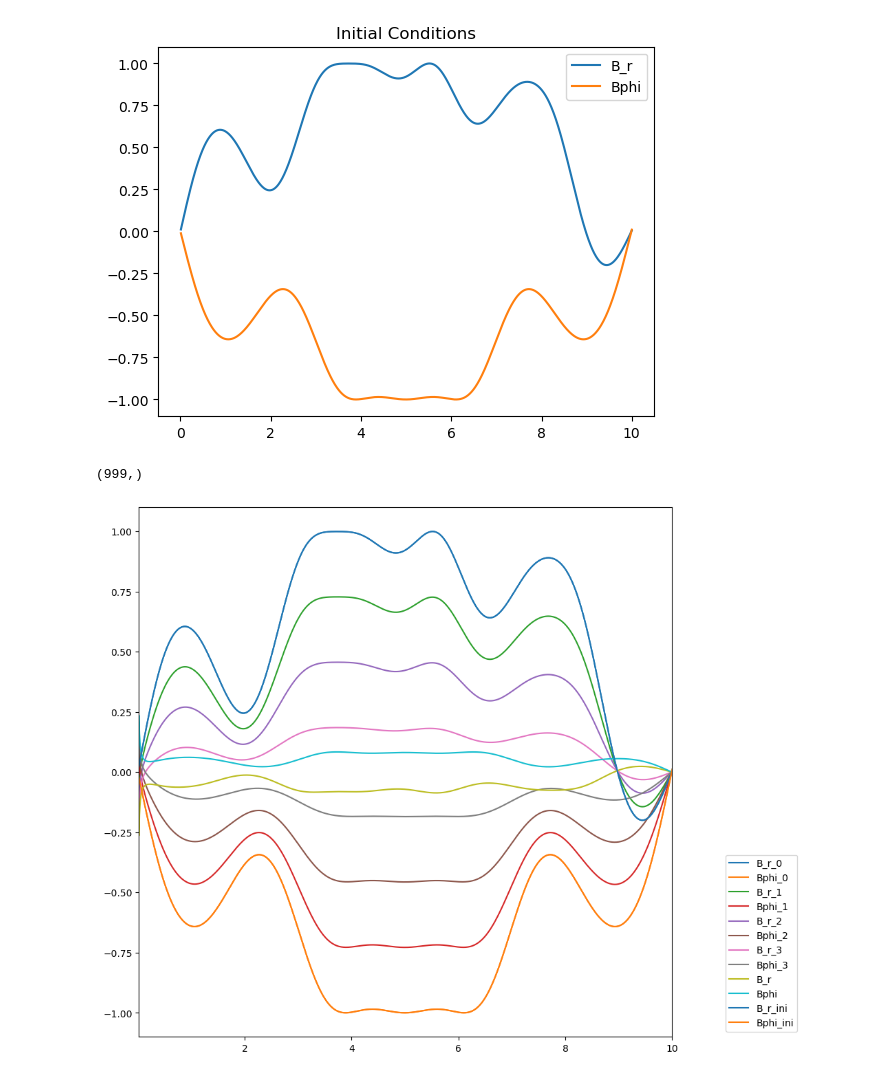
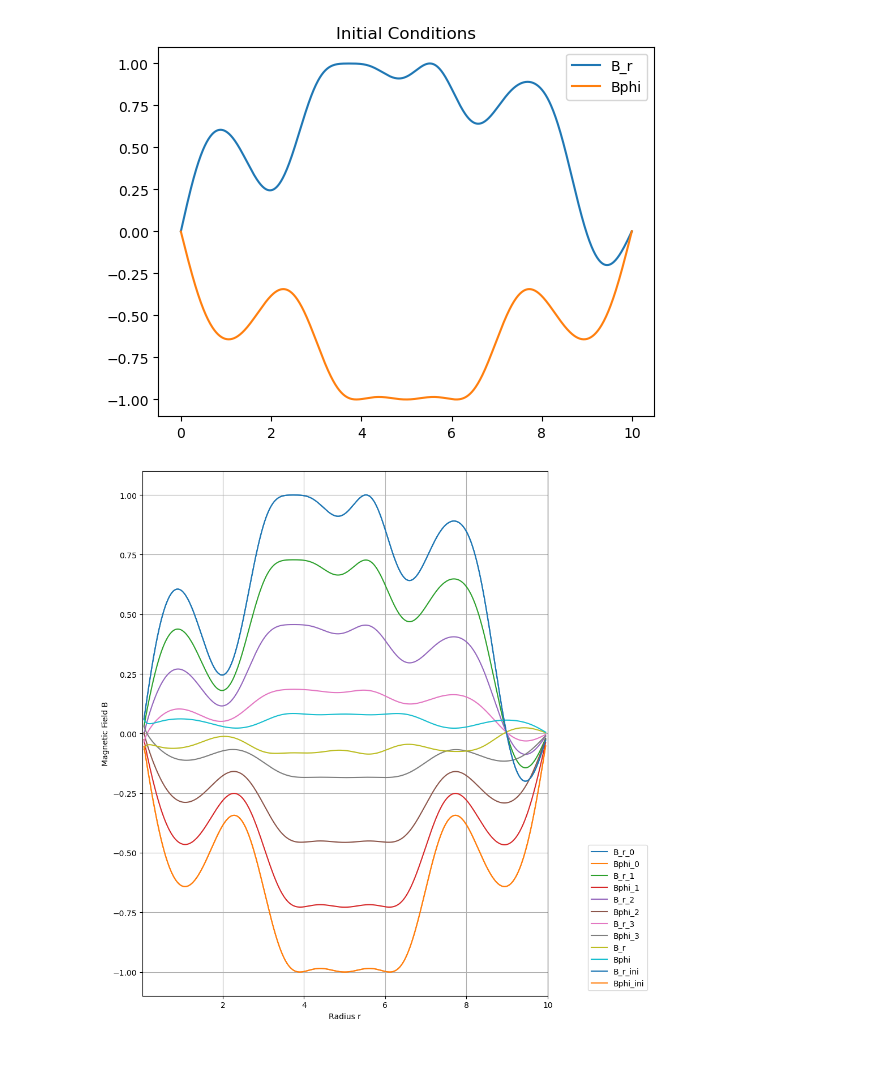
Before and after one commit to dc250601/MHD.github.io, a Jupyter notebook: Solution.ipynb, the cells around one changed output. Drawn from its saved outputs; the diff is of its cells as text; code cells hidden in the pictures.

```diff
--- a/Solution.ipynb
+++ b/Solution.ipynb
@@ -157,25 +152,26 @@ for i in tqdm(range(len(dt))):
     B_r_decay.append(B_r_t[r_index])
     B_phi_decay.append(Bphi_t[r_index])
     B_r_t,Bphi_t = runge_kutta_step(B_r_t, Bphi_t, dt=time_step)
-# %%
-r.shape
-# %% [output]
-(999,)
 # %%
 plt.figure(figsize=(10, 10))
 for i in range(len(B_r_evolution)):
-    plt.plot(r, B_r_evolution[i], label=f"B_r_{i}")
-    plt.plot(r, B_phi_evolution[i], label=f"Bphi_{i}")
+    plt.plot(r[5:-5], B_r_evolution[i][5:-5], label=f"B_r_{i}")
+    plt.plot(r[5:-5], B_phi_evolution[i][5:-5], label=f"Bphi_{i}")
 
-plt.plot(r, B_r_t, label="B_r")
-plt.plot(r, Bphi_t, label="Bphi")
-plt.plot(r, B_r, label="B_r_ini")
-plt.plot(r, B_phi, label="Bphi_ini")
+plt.plot(r[5:-5], B_r_t[5:-5], label="B_r")
+plt.plot(r[5:-5], Bphi_t[5:-5], label="Bphi")
+plt.plot(r[5:-5], B_r[5:-5], label="B_r_ini")
+plt.plot(r[5:-5], B_phi[5:-5], label="Bphi_ini")
 plt.legend(loc=(1.1,0.01))
+plt.grid()
+plt.xlabel("Radius r")
+plt.ylabel("Magnetic Field B")
 plt.xlim(0.02,10)
+plt.tight_layout()
+plt.savefig("T1R11.png")
 plt.show()
 # %% [output]
-[figure, old version]
+[figure, new version]
 # %%
 def pitch_angle(Br, Bphi):
     return np.arctan(Br/Bphi)
```
Also changed, not shown: parts of 9 cells of this notebook, 31 other files.
